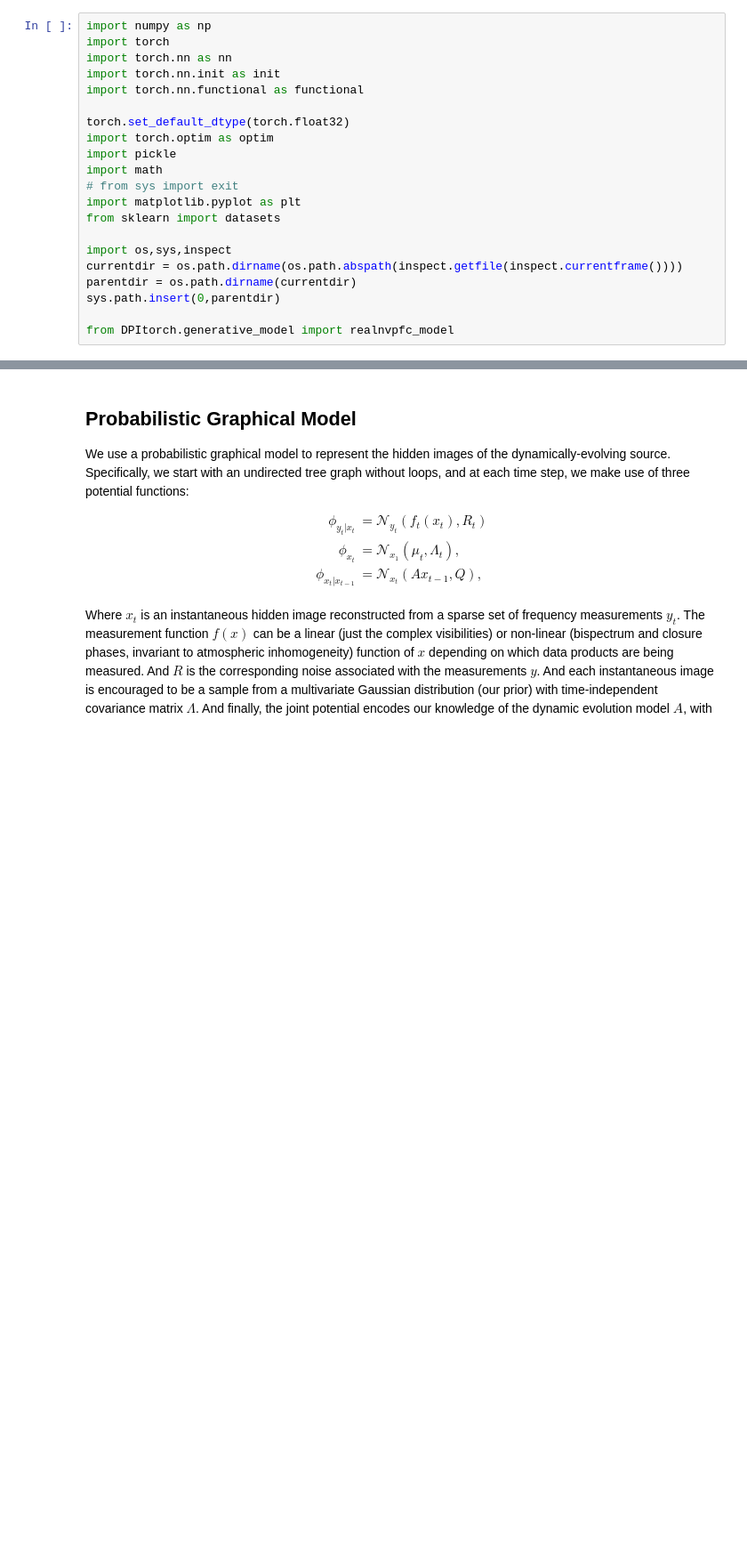
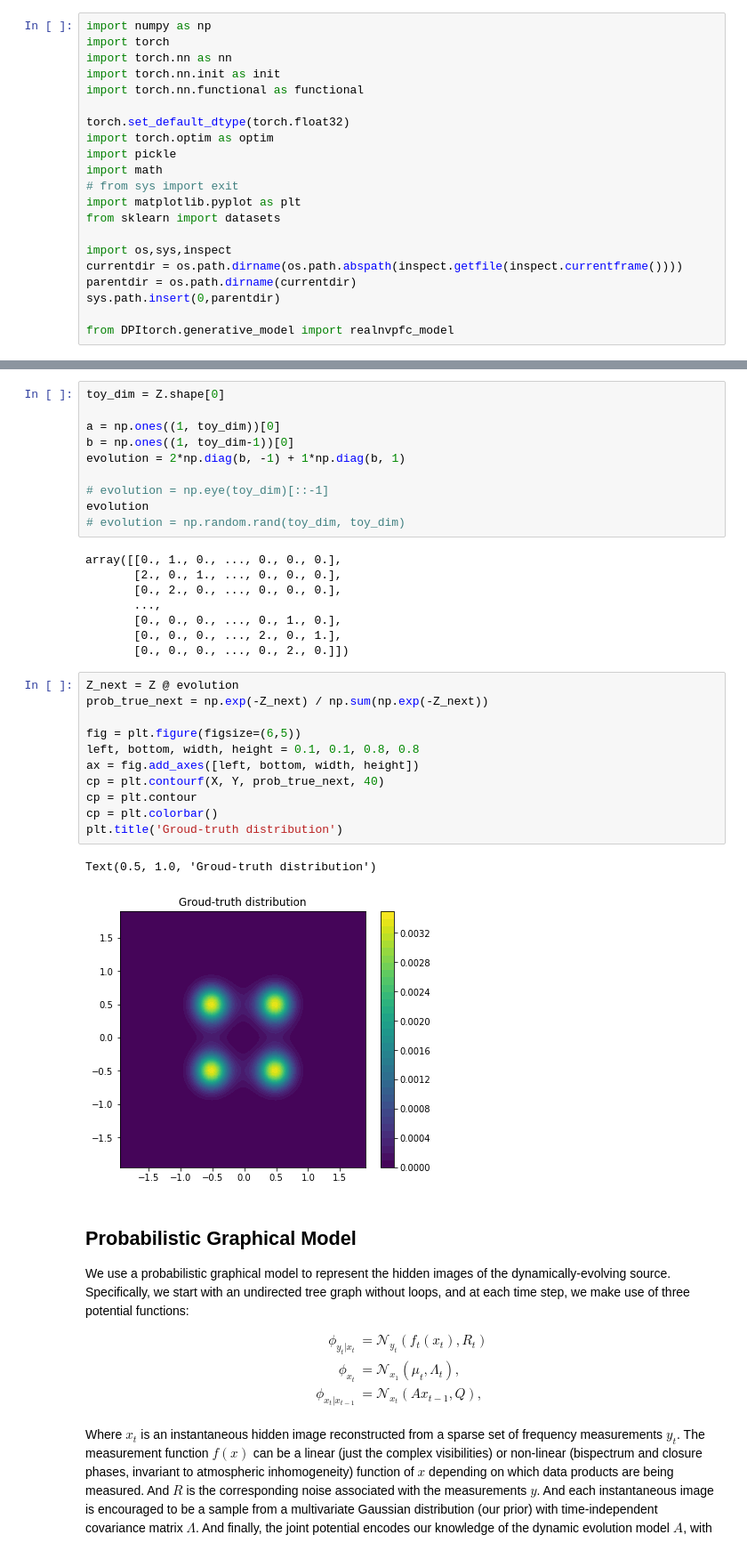
Before and after one commit to abao1999/DynamicDPI, a Jupyter notebook: DynamicDPItorch/DynamicDPI.ipynb, the cells around one changed output, grey strips where cells are left out. Shown: that part at 89% size. Cells and saved outputs as stored; diff of their text form; blank space fills up the shorter version.

```diff
--- a/DynamicDPItorch/DynamicDPI.ipynb
+++ b/DynamicDPItorch/DynamicDPI.ipynb
@@ -172,3 +176,35 @@ axs[2].set(xlabel='Learned distribution')
+# %%
+toy_dim = Z.shape[0]
+
+a = np.ones((1, toy_dim))[0]
+b = np.ones((1, toy_dim-1))[0]
+evolution = 2*np.diag(b, -1) + 1*np.diag(b, 1)
+
+# evolution = np.eye(toy_dim)[::-1]
+evolution
+# evolution = np.random.rand(toy_dim, toy_dim)
+# %% [output]
+array([[0., 1., 0., ..., 0., 0., 0.],
+       [2., 0., 1., ..., 0., 0., 0.],
+       [0., 2., 0., ..., 0., 0., 0.],
+       ...,
+       [0., 0., 0., ..., 0., 1., 0.],
+       [0., 0., 0., ..., 2., 0., 1.],
+       [0., 0., 0., ..., 0., 2., 0.]])
+# %%
+Z_next = Z @ evolution
+prob_true_next = np.exp(-Z_next) / np.sum(np.exp(-Z_next))
+
+fig = plt.figure(figsize=(6,5))
+left, bottom, width, height = 0.1, 0.1, 0.8, 0.8
+ax = fig.add_axes([left, bottom, width, height])
+cp = plt.contourf(X, Y, prob_true_next, 40)
+cp = plt.contour
+cp = plt.colorbar()
+plt.title('Groud-truth distribution')
+# %% [output]
+Text(0.5, 1.0, 'Groud-truth distribution')
+[figure, added]
 # %% [markdown]
 ## Probabilistic Graphical Model
 We use a probabilistic graphical model to represent the hidden images of the dynamically-evolving source. Specifically, we start with an undirected tree graph without loops, and at each time step, we make use of three potential functions:
```
Also changed, not shown: parts of 16 cells of this notebook, 1 other file.
